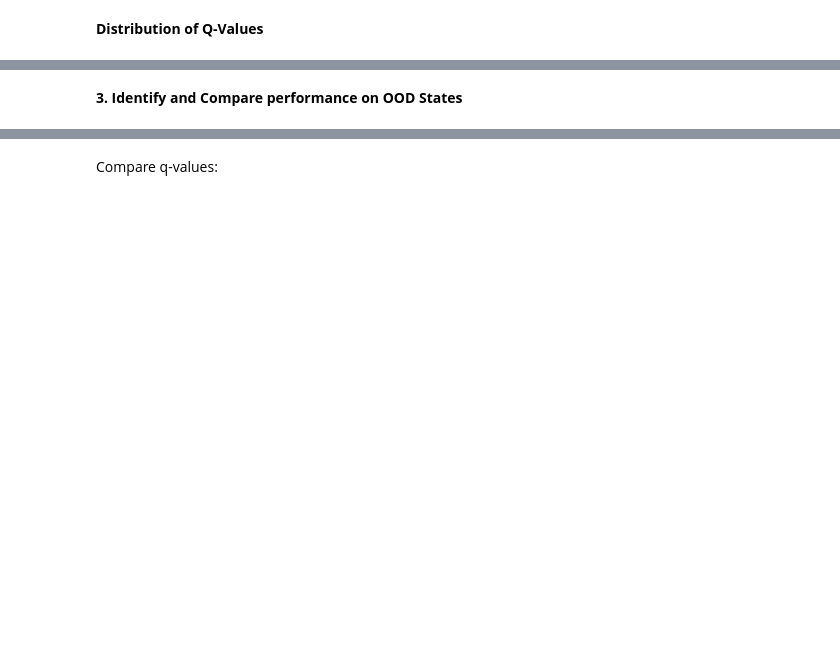
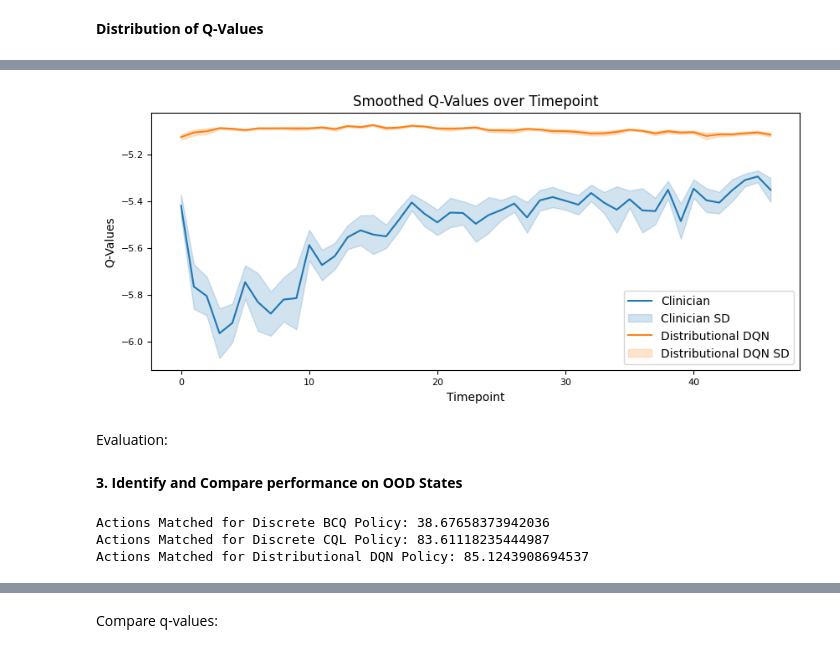
Before and after one commit to RuoqingEvelineWang/CS5446, a Jupyter notebook: notebooks/Celine-Hypotension-2.ipynb, the cells around one changed output, grey strips where cells are left out. Drawn from its saved outputs; the diff is of its cells as text; code cells hidden in the pictures; blank space fills up the shorter version.

```diff
--- a/notebooks/Celine-Hypotension-2.ipynb
+++ b/notebooks/Celine-Hypotension-2.ipynb
@@ -1596,8 +1630,11 @@ def get_clinician_action_distribution(clinician_actions):
 def get_action_distribution(policy_network, states):
     """Compute the decoded action distribution for the given policy network."""
     with torch.no_grad():
-        q_values = policy_network(states)
-
+        if isinstance(policy_network, DistributionalDQNAgent):
+            q_dist = policy_network.policy_net(states)
+            q_values = (q_dist * policy_network.policy_net.supports).sum(dim=2)
+        else:
+            q_values = policy_network(states)
     predicted_actions = torch.argmax(q_values, dim=1).cpu().numpy()
 
     # Initialize count matrix
@@ -1656,9 +1709,9 @@ discrete_bcq_agent.q_network.eval()
 
 for _, row in X_test_scaled.iterrows():
     if row["hour"] != 47:
-        state = torch.FloatTensor(row[state_columns].values).unsqueeze(0).to("mps")
+        state = torch.FloatTensor(row[state_columns].values).unsqueeze(0).to(device)
         action = int(row["action_number"])
-        action = torch.LongTensor([action]).to("mps")
+        action = torch.LongTensor([action]).to(device)
 
         with torch.no_grad():
             q_values = discrete_bcq_agent.q_network(state)
@@ -1685,9 +1740,9 @@ discrete_cql_agent.q_network.eval()
 
 for _, row in X_test_scaled.iterrows():
     if row["hour"] != 47:
-        state = torch.FloatTensor(row[state_columns].values).unsqueeze(0).to("mps")
+        state = torch.FloatTensor(row[state_columns].values).unsqueeze(0).to(device)
         action = int(row["action_number"])
-        action = torch.LongTensor([action]).to("mps")
+        action = torch.LongTensor([action]).to(device)
 
         with torch.no_grad():
             q_values = discrete_cql_agent.q_network(state)
@@ -1711,3 +1769,37 @@ plt.show()
+# %%
+q_values_dist = pd.DataFrame(columns=["id", "hour", "clinician", "dist_dqn"])
+distributional_dqn_agent.policy_net.eval()
+
+for _, row in X_test_scaled.iterrows():
+    if row["hour"] != 47:
+        state = torch.FloatTensor(row[state_columns].values).unsqueeze(0).to(device)
+        action = int(row["action_number"])
+        action = torch.LongTensor([action]).to(device)
+
+        with torch.no_grad():
+            q_dist = distributional_dqn_agent.policy_net(state)
+
+            dist_q_value = (q_dist * distributional_dqn_agent.policy_net.supports).sum(dim=2)
+
+            clinician_q_value = dist_q_value.gather(1, action.unsqueeze(1)).item()
+
+        q_values_dist.loc[len(q_values_dist)] = [row["id"], row["hour"], clinician_q_value, dist_q_value.max().item()]
+# %%
+# plot
+plt.figure(figsize=(10, 4))
+sns.lineplot(x="hour", y="clinician", data=q_values_dist, errorbar="se")
+sns.lineplot(x="hour", y="dist_dqn", data=q_values_dist, errorbar="se")
+plt.title("Smoothed Q-Values over Timepoint", fontsize=12)
+plt.xlabel("Timepoint", fontsize=10)
+plt.ylabel("Q-Values", fontsize=10)
+plt.tick_params(labelsize=8)
+# plt.ylim([-2, 1.0])
+plt.legend(["Clinician", "Clinician SD", "Distributional DQN", "Distributional DQN SD"], loc="lower right")
+plt.show()
+# %% [output]
+[figure, added]
+# %% [markdown]
+Evaluation:
 # %% [markdown]
 **3. Identify and Compare performance on OOD States**
 # %%
@@ -1779,13 +1871,20 @@ for i, row in X_test_scaled.iterrows():
         X_test_ood.loc[len(X_test_ood)] = row
 # %%
 # check alignment
-ood_states = torch.tensor(X_test_ood[state_columns].values).float().to("mps")
-ood_actions = torch.tensor(X_test_ood["action_number"].values).long().to("mps")
+ood_states = torch.tensor(X_test_ood[state_columns].values).float().to(device)
+ood_actions = torch.tensor(X_test_ood["action_number"].values).long().to(device)
 bcq_alignment = action_alignment(discrete_bcq_agent.q_network, ood_states, ood_actions)
 cql_alignment = action_alignment(discrete_cql_agent.q_network, ood_states, ood_actions)
+distributional_dqn_alignment = action_alignment(distributional_dqn_agent, ood_states, ood_actions)
+
 
 print(f"Actions Matched for Discrete BCQ Policy: {bcq_alignment}")
 print(f"Actions Matched for Discrete CQL Policy: {cql_alignment}")
+print(f"Actions Matched for Distributional DQN Policy: {distributional_dqn_alignment}")
+# %% [output]
+Actions Matched for Discrete BCQ Policy: 38.67658373942036
+Actions Matched for Discrete CQL Policy: 83.61118235444987
+Actions Matched for Distributional DQN Policy: 85.1243908694537
 # %%
 # compare performance
 action_distribution_clinician, fluid_categories, vasopressor_categories = get_clinician_action_distribution(np.array(ood_actions.cpu()))
```
Also changed, not shown: parts of 25 cells of this notebook, 2 other files.
